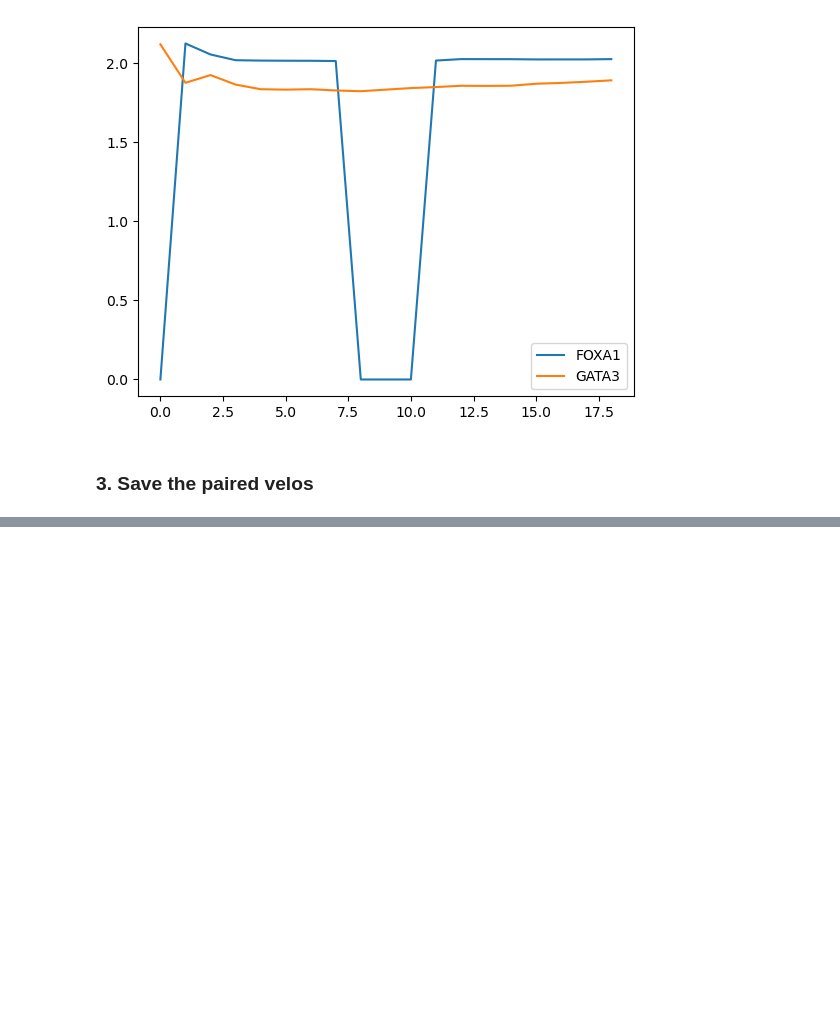
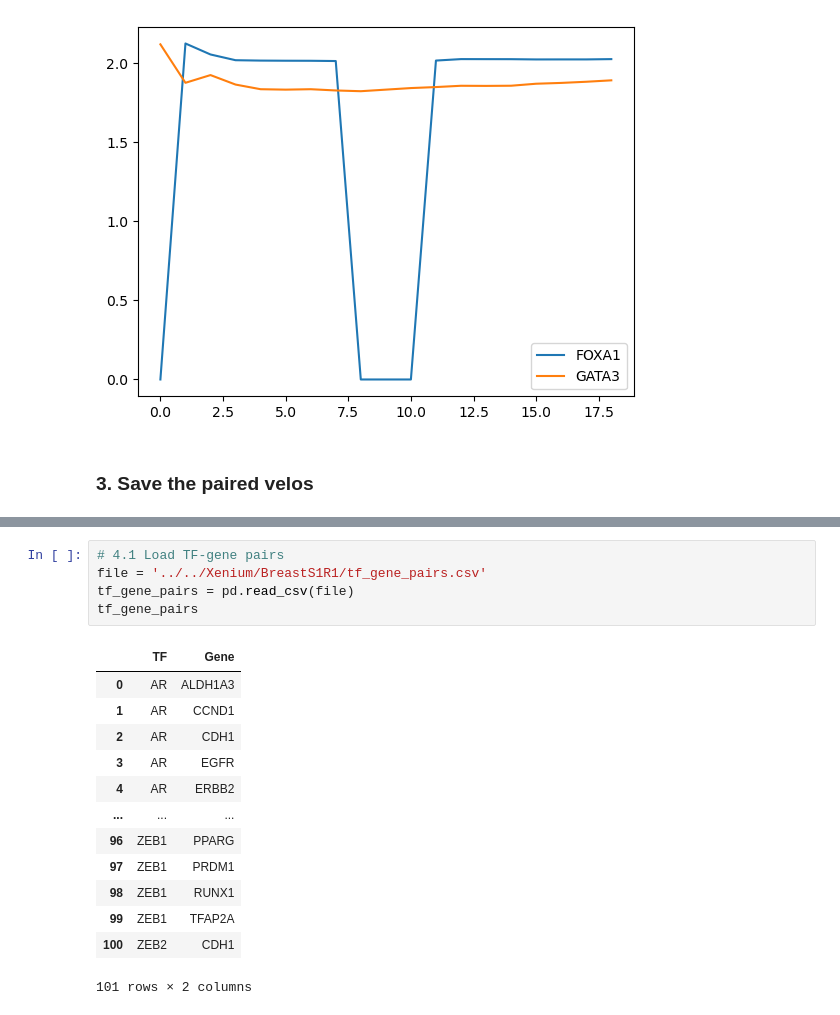
Before and after one commit to xwang97/SpatialDynamics, a Jupyter notebook: Analysis/delay_effect.ipynb, the cells around one changed output, grey strips where cells are left out. Cells and saved outputs as stored; diff of their text form; blank space fills up the shorter version.

Commit message:
delay effect test on all pairs

```diff
--- a/Analysis/delay_effect.ipynb
+++ b/Analysis/delay_effect.ipynb
@@ -152,0 +156,19 @@ output_df.to_csv(folder + 'velos/' + 'GATA3_FOXA1.csv', index=False, header=Fals
+# %%
+# 4.1 Load TF-gene pairs
+file = '../../Xenium/BreastS1R1/tf_gene_pairs.csv'
+tf_gene_pairs = pd.read_csv(file)
+tf_gene_pairs
+# %% [output]
+|  | TF | Gene |
+| 0 | AR | ALDH1A3 |
+| 1 | AR | CCND1 |
+| 2 | AR | CDH1 |
+| 3 | AR | EGFR |
+| 4 | AR | ERBB2 |
+| ... | ... | ... |
+| 96 | ZEB1 | PPARG |
+| 97 | ZEB1 | PRDM1 |
+| 98 | ZEB1 | RUNX1 |
+| 99 | ZEB1 | TFAP2A |
+| 100 | ZEB2 | CDH1 |
+101 rows × 2 columns
```
Also changed, not shown: parts of 7 cells of this notebook, 3 other files.
